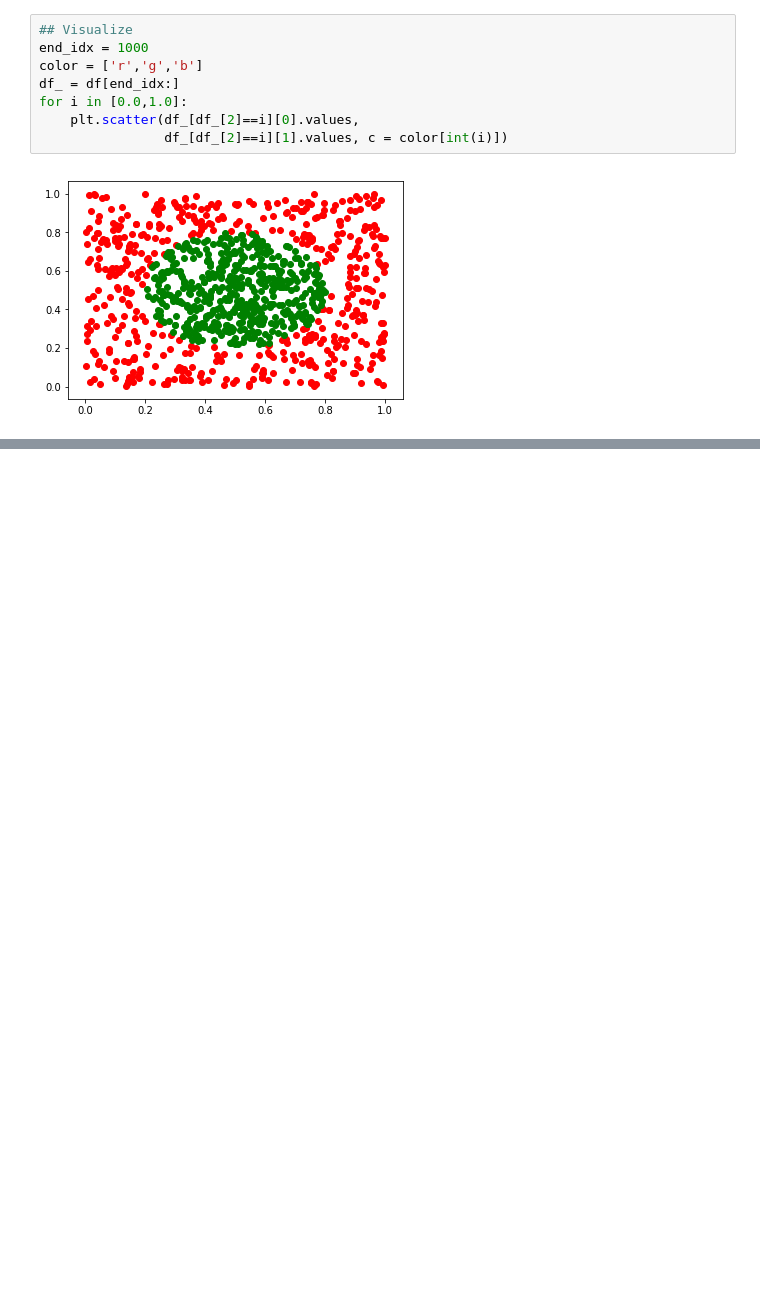
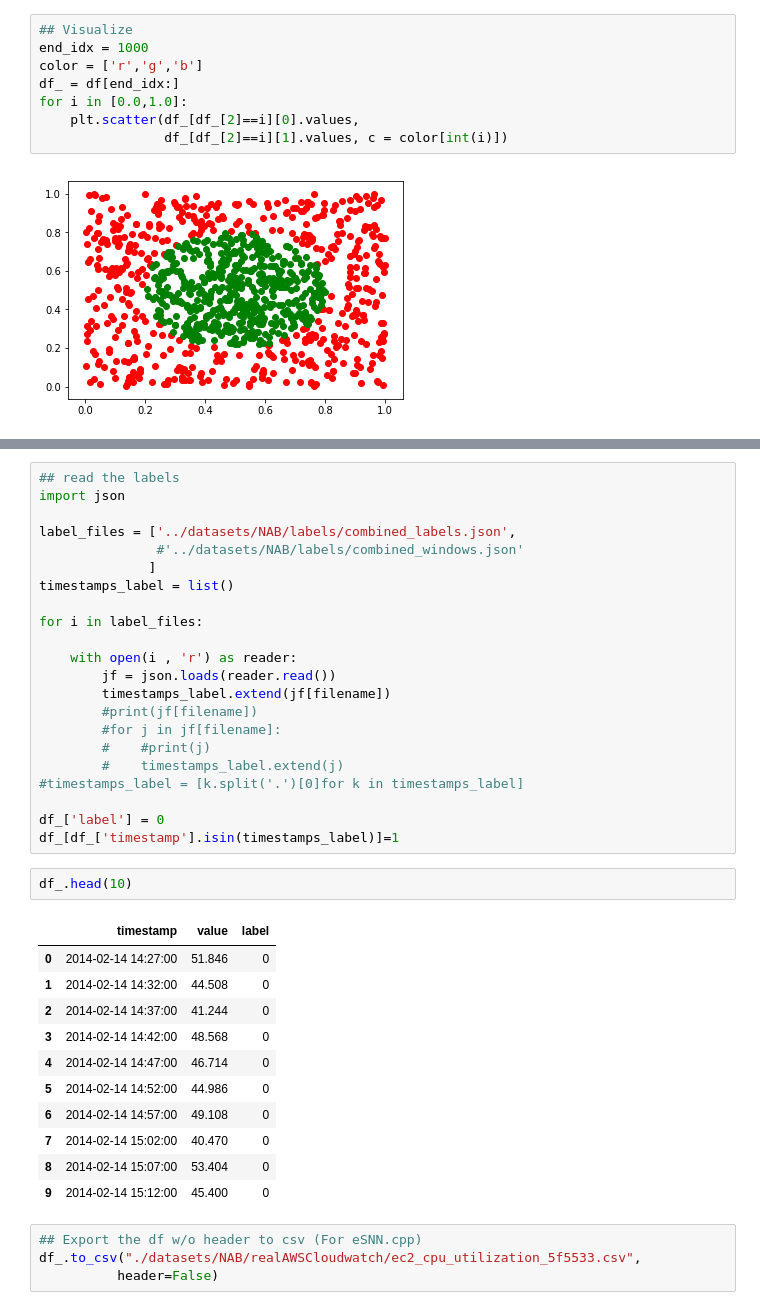
Before and after one commit to yjjuan/eSNN_cplusplus, a Jupyter notebook: drift_detection/20200314_data_analysis.ipynb, the cells around one changed output, grey strips where cells are left out. Drawn from its saved outputs; the diff is of its cells as text; blank space fills up the shorter version.

```diff
--- a/drift_detection/20200314_data_analysis.ipynb
+++ b/drift_detection/20200314_data_analysis.ipynb
@@ -53,0 +67,40 @@ for i in [0.0,1.0]:
+# %%
+## read the labels
+import json
+
+label_files = ['../datasets/NAB/labels/combined_labels.json',
+               #'../datasets/NAB/labels/combined_windows.json'
+              ]
+timestamps_label = list()
+
+for i in label_files:
+
+    with open(i , 'r') as reader:
+        jf = json.loads(reader.read())
+        timestamps_label.extend(jf[filename])
+        #print(jf[filename])
+        #for j in jf[filename]:
+        #    #print(j)
+        #    timestamps_label.extend(j)
+#timestamps_label = [k.split('.')[0]for k in timestamps_label]
+
+df_['label'] = 0
+df_[df_['timestamp'].isin(timestamps_label)]=1
+# %%
+df_.head(10)
+# %% [output]
+|  | timestamp | value | label |
+| 0 | 2014-02-14 14:27:00 | 51.846 | 0 |
+| 1 | 2014-02-14 14:32:00 | 44.508 | 0 |
+| 2 | 2014-02-14 14:37:00 | 41.244 | 0 |
+| 3 | 2014-02-14 14:42:00 | 48.568 | 0 |
+| 4 | 2014-02-14 14:47:00 | 46.714 | 0 |
+| 5 | 2014-02-14 14:52:00 | 44.986 | 0 |
+| 6 | 2014-02-14 14:57:00 | 49.108 | 0 |
+| 7 | 2014-02-14 15:02:00 | 40.470 | 0 |
+| 8 | 2014-02-14 15:07:00 | 53.404 | 0 |
+| 9 | 2014-02-14 15:12:00 | 45.400 | 0 |
+# %%
+## Export the df w/o header to csv (For eSNN.cpp)
+df_.to_csv("./datasets/NAB/realAWSCloudwatch/ec2_cpu_utilization_5f5533.csv",
+          header=False)
```
Also changed, not shown: parts of 2 cells of this notebook.
